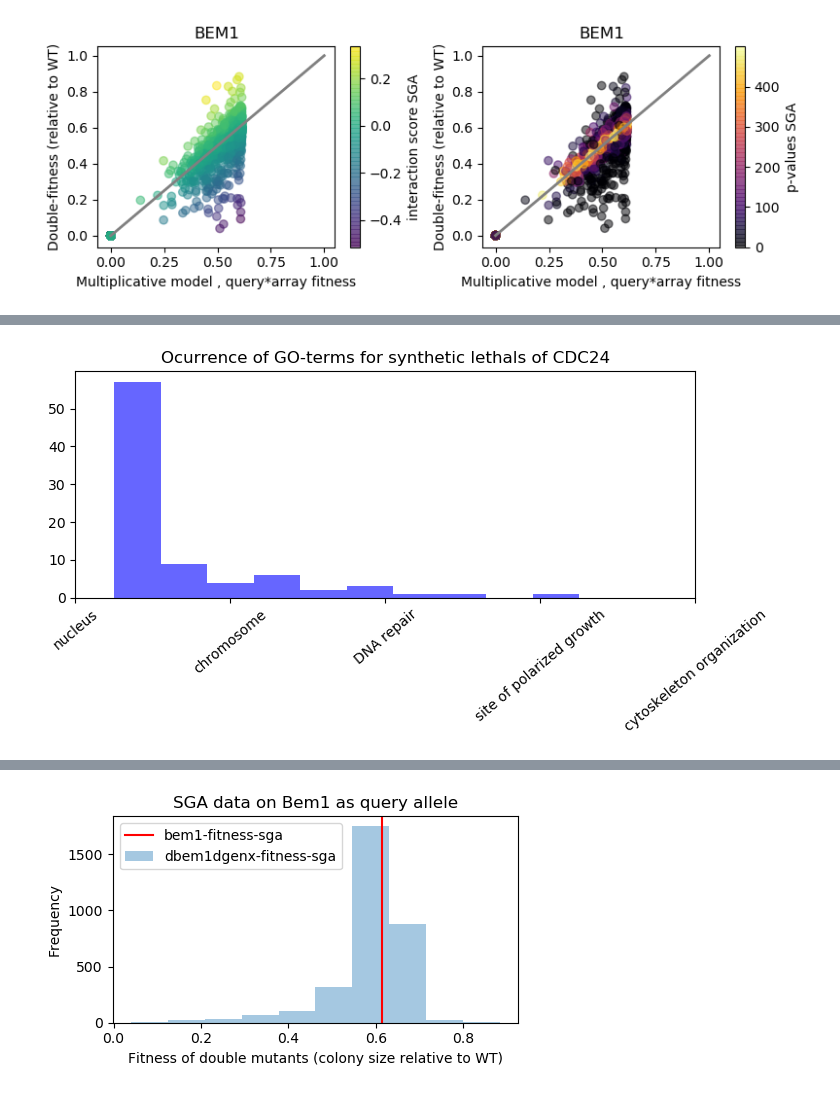
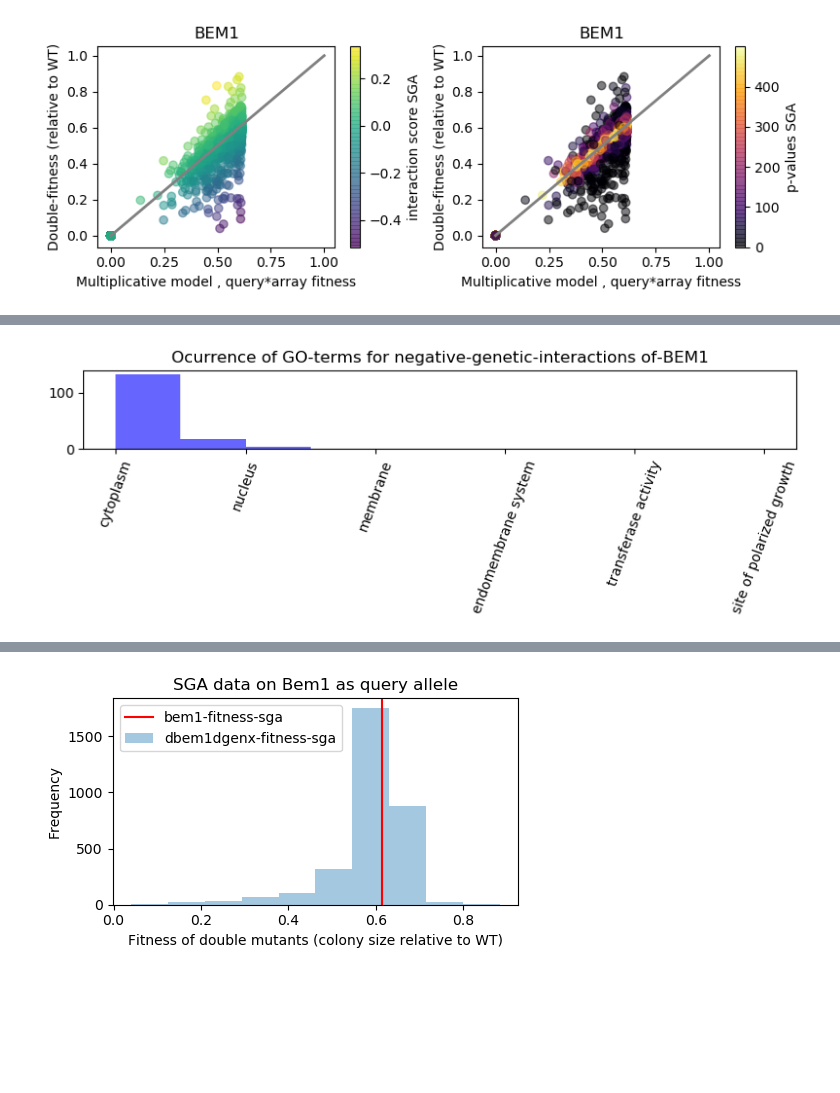
Before and after one commit to leilaicruz/machine-learning-for-yeast, a Jupyter notebook: interact2go.ipynb, the cells around one changed output, grey strips where cells are left out. Drawn from its saved outputs; the diff is of its cells as text; code cells hidden in the pictures; blank space fills up the shorter version.

Commit message:
histograms for go terms and publications

```diff
--- a/interact2go.ipynb
+++ b/interact2go.ipynb
@@ -91,13 +91,14 @@ def get_data_fitness(gene_name):
 
     return data
 
-def merging_datasets(gene_name,data_to_merge_with_fitness_data):
+def merging_datasets(gene_name,data_to_merge_with_fitness_data,name_of_data_to_merge):
     """
     Function that allows filtering the fitness dataset from Constanzo 2016, with the gene of interest and interactions of interest
     of the gene of interest
     Inputs:
 gene_name= gene on which you want to know the data available , it should be introduced in capitals e.g. 'BEM1'
 data_to_merge_with_fitness_data= here is a dataframe on the data on interactors for example we would like to merge with the fitness one to filtered  it
+name_of_data_to_merge=string containing the info of which dataset are we using to filter  the fitness data e.g 'synthetic-lethals'
     Output: a dataframe with the merge information
     """
 
@@ -238,38 +241,74 @@ plt.tight_layout()
 # %%
 from collections import Counter
 
-go_term_all=[]
-
-for i in np.arange(0,len(data.iloc[:,5])):
-
-    go_term_all.append(data.iloc[:,5][i])
+gene_name='BEM1'
+name_of_data_to_merge='negative-genetic-interactions'
+dataset=data_negative_genetic
+merge_data=merging_datasets(gene_name=gene_name,data_to_merge_with_fitness_data=dataset,name_of_data_to_merge=name_of_data_to_merge)
+merge_data_numeric=merge_data[pd.to_numeric(merge_data['score'] ,errors='coerce').notnull()]
 
 
-out = np.concatenate(go_term_all).ravel()
-word_list = out
-counts = Counter(word_list)
-labels, values = zip(*counts.items())
+
+go_term_all=[]
+papers_all=[]
+
+for i in np.arange(0,len(merge_data_numeric.iloc[:,5])):
+
+    go_term_all.append(merge_data_numeric.iloc[:,5][i])
+    papers_all.append(merge_data_numeric.iloc[:,6][i])
+
+
+out_go = np.concatenate(go_term_all).ravel()
+out_papers=np.concatenate(papers_all).ravel()
+
+word_list_go = out_go
+word_list_papers=out_papers
+counts_go = Counter(word_list_go)
+counts_papers=Counter(word_list_papers)
+
+labels_go, values_go = zip(*counts_go.items())
+
+labels_papers, values_papers = zip(*counts_papers.items())
 
 # sort your values in descending order
-indSort = np.argsort(values)[::-1]
+indSort_go = np.argsort(values_go)[::-1]
+indSort_papers = np.argsort(values_papers)[::-1]
 
 # rearrange your data
-labels = np.array(labels)[indSort]
-values = np.array(values)[indSort]
+labels_go = np.array(labels_go)[indSort_go]
+labels_papers=np.array(labels_papers)[indSort_papers]
 
-indexes = np.arange(len(labels))
+values_go = np.array(values_go)[indSort_go]
+values_papers = np.array(values_papers)[indSort_papers]
+
+indexes_go = np.arange(len(labels_go))
+indexes_papers = np.arange(len(labels_papers))
 
 bar_width = 0.35
 
+
+
+
+
 fig, axes = plt.subplots(1, 1, figsize=(8,3), dpi=100, sharex=True, sharey=True)
-plt.hist(values,alpha=0.6,color='blue')
-#plt.bar(indexes,values)
-# add labels
-a=np.arange(0,20,4)
-labels_xticks=[]
-for i in np.arange(0,len(a)):
-    labels_xticks.append(labels[int(a[i])])
+#plt.subplots_adjust(bottom=0.2, right=0.5, top=1.4)
+bins=plt.hist(values_go,alpha=0.6,color='blue')
 
-plt.xticks(a,labels_xticks,rotation=40)
-plt.title('Ocurrence of GO-terms for synthetic lethals of ' + gene_name)
+ticks=[]
+for i in bins[1]:
+    ticks.append(int(i))
+
+plt.xticks(ticks[::2],labels_go,rotation=70)
+plt.title('Ocurrence of GO-terms for '+ name_of_data_to_merge + ' of-' + gene_name)
+plt.tight_layout()
+###############papers##################
+fig, axes = plt.subplots(1, 1, figsize=(8,3), dpi=100, sharex=True, sharey=True)
+bins_p=plt.hist(values_papers,alpha=0.6,color='blue')
+
+ticks=[]
+for i in bins_p[1]:
+    ticks.append(int(i))
+
+plt.xticks(ticks[::2],labels_papers,rotation=90)
+plt.title('Ocurrence of papers for '+ name_of_data_to_merge + ' of-' + gene_name)
 # %% [output]
@@ -277 +316 @@ Text(0.5, 1.0, 'Ocurrence of GO-terms for synthetic lethals of CDC24')
-[figure, old version]
+[figure, new version]
```
Also changed, not shown: parts of 3 cells of this notebook.
